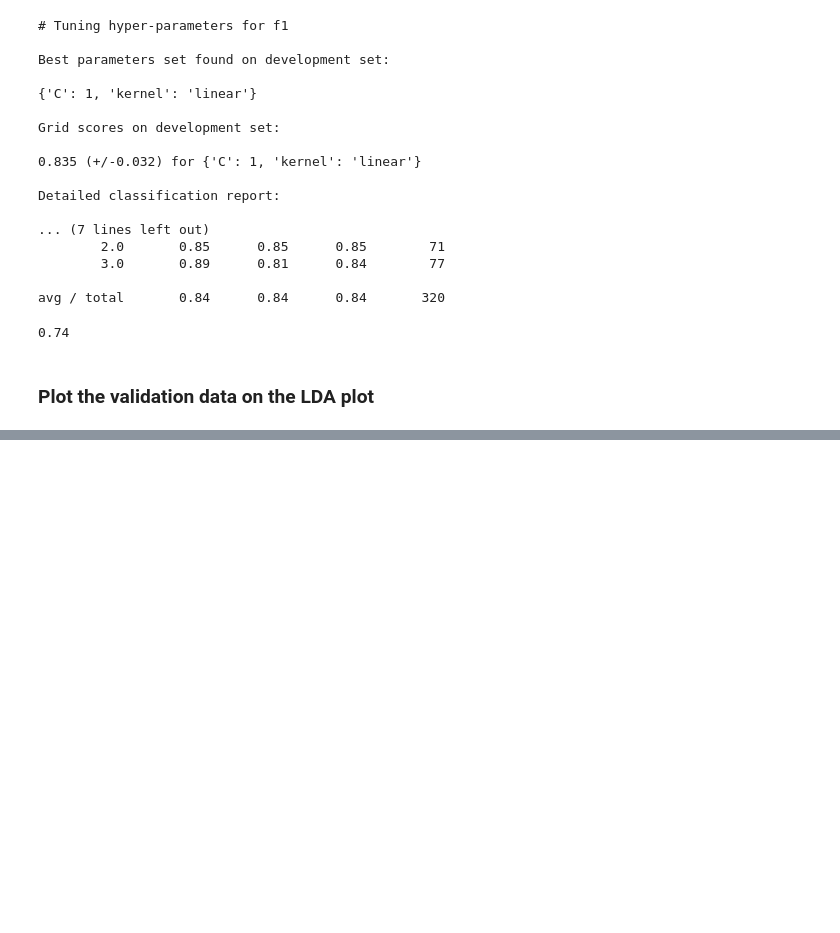
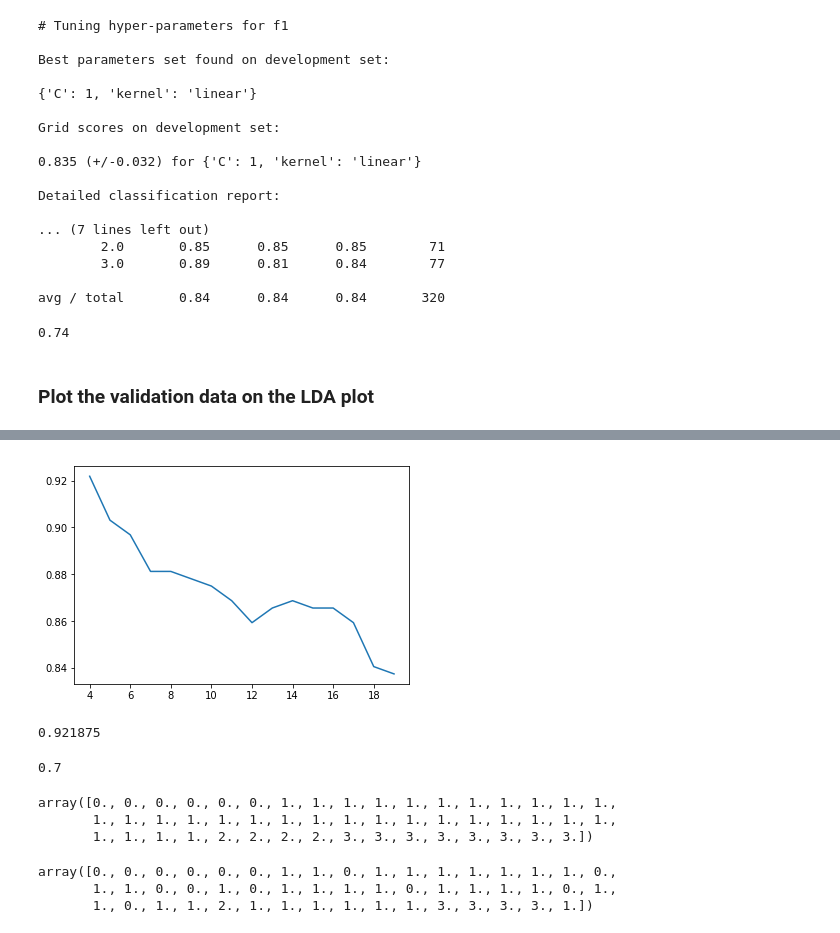
Before and after one commit to jtbricker/parkinsons-ml, a Jupyter notebook: PCA_LDA.ipynb, the cells around one changed output, grey strips where cells are left out. Drawn from its saved outputs; the diff is of its cells as text; code cells hidden in the pictures; blank space fills up the shorter version.

```diff
--- a/PCA_LDA.ipynb
+++ b/PCA_LDA.ipynb
@@ -309,0 +336,38 @@ Index(['Age', 'Sex', 'UPDRS', 'aSN_FA', 'Caudate_FA', 'CC2_FA', 'GP_FA',
+# %%
+%matplotlib inline
+from sklearn.neighbors import KNeighborsClassifier
+
+ns = range(4,20)
+scores_knn = []
+
+for n in ns:
+    neigh = KNeighborsClassifier(n_neighbors=n)
+    neigh.fit(X_train_lda, y_train)
+    scores_knn.append(neigh.score(X_test_lda, y_test))
+
+plt.plot(ns, scores_knn)
+plt.show()
+# %% [output]
+[figure, added]
+# %%
+neigh = KNeighborsClassifier(n_neighbors=4)
+neigh.fit(X_train_lda, y_train)
+neigh.score(X_test_lda, y_test)
+# %% [output]
+0.921875
+# %%
+neigh.score(X_valid_lda, y_valid)
+# %% [output]
+0.7
+# %%
+y_valid
+# %% [output]
+array([0., 0., 0., 0., 0., 0., 1., 1., 1., 1., 1., 1., 1., 1., 1., 1., 1.,
+       1., 1., 1., 1., 1., 1., 1., 1., 1., 1., 1., 1., 1., 1., 1., 1., 1.,
+       1., 1., 1., 1., 2., 2., 2., 2., 3., 3., 3., 3., 3., 3., 3., 3.])
+# %%
+neigh.predict(X_valid_lda)
+# %% [output]
+array([0., 0., 0., 0., 0., 0., 1., 1., 0., 1., 1., 1., 1., 1., 1., 1., 0.,
+       1., 1., 0., 0., 1., 0., 1., 1., 1., 1., 0., 1., 1., 1., 1., 0., 1.,
+       1., 0., 1., 1., 2., 1., 1., 1., 1., 1., 1., 3., 3., 3., 3., 1.])
```
Also changed, not shown: parts of 10 cells of this notebook, 2 other files.
